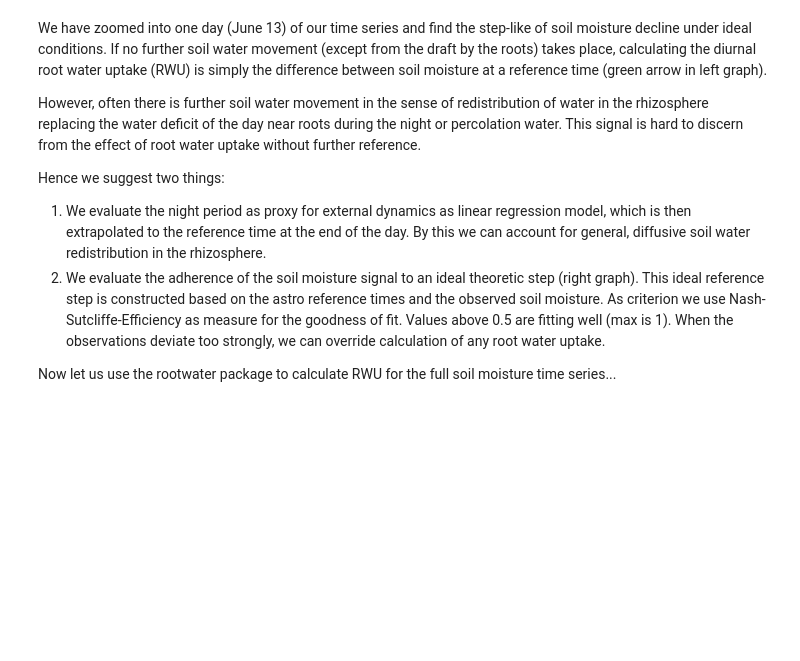
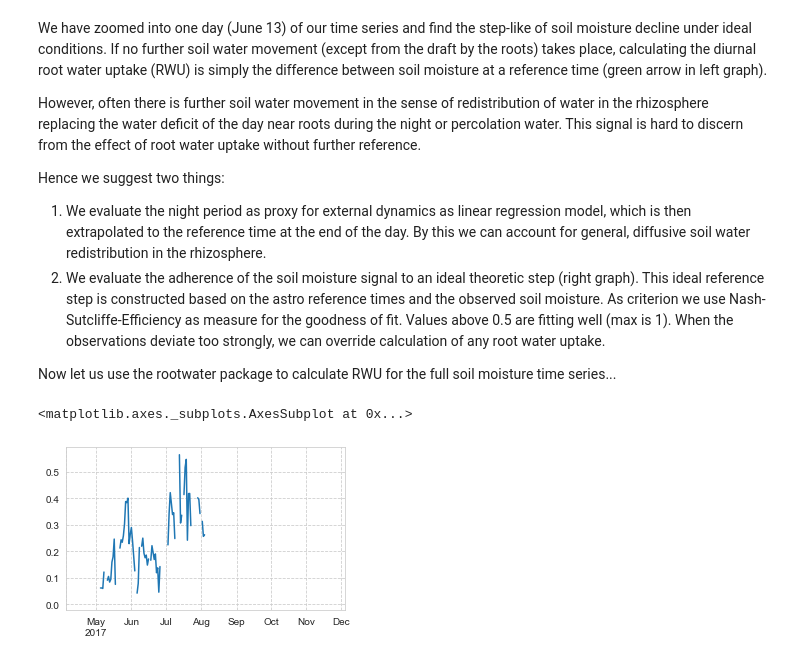
Before and after one commit to cojacoo/rootwater_ASAP, a Jupyter notebook: ASAP_workshop.ipynb, the cells around one changed output. Drawn from its saved outputs; the diff is of its cells as text; code cells hidden in the pictures; blank space fills up the shorter version.

```diff
--- a/ASAP_workshop.ipynb
+++ b/ASAP_workshop.ipynb
@@ -513,3 +523,8 @@ Now let us use the rootwater package to calculate RWU for the full soil moisture
 #calculate RWU for the full time series
 [Sand_rwu,Sand_rwunn,Sand_nse] = rw.dfRWUc(SM.loc[:,SM.columns[:12]])#,safeRWU=False)
 [Slate_rwu,Slate_rwunn,Slate_nse] = rw.dfRWUc(SM.loc[:,SM.columns[12:]])#,safeRWU=False)
+# %%
+Sand_rwu.Sand_SM_30.plot()
+# %% [output]
+<matplotlib.axes._subplots.AxesSubplot at 0x...>
+[figure, added]
```
Also changed, not shown: parts of 17 cells of this notebook, 2 other files.
